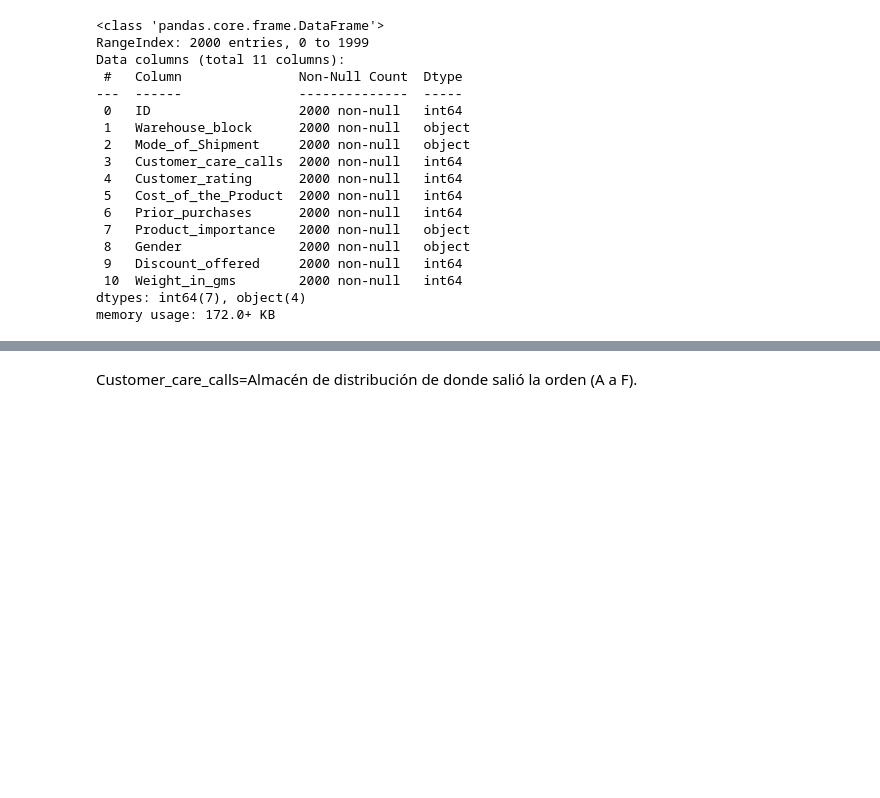
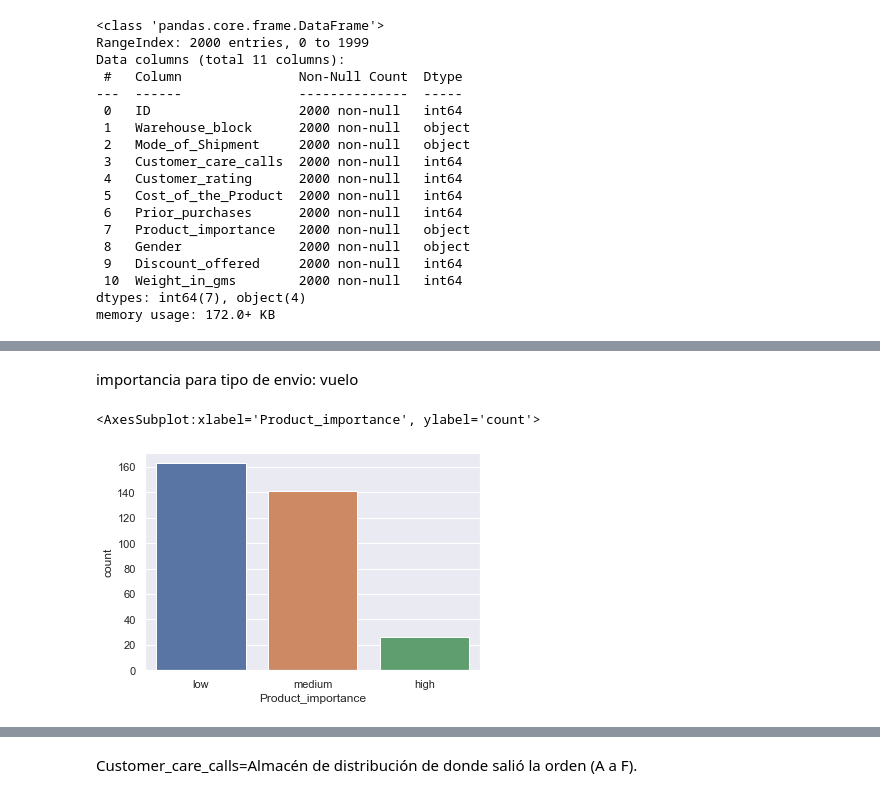
Before and after one commit to bparedes21/Logistica_para_el_Comercio_Mundial, a Jupyter notebook: Exploring-the-data.ipynb, the cells around one changed output, grey strips where cells are left out. Cells and saved outputs as stored; diff of their text form; code cells hidden in the pictures; blank space fills up the shorter version.

```diff
--- a/Exploring-the-data.ipynb
+++ b/Exploring-the-data.ipynb
@@ -49,0 +60,2 @@ Commerce_csv.describe()
+# %%
+gategoria_Flight=Commerce_csv[Commerce_csv['Mode_of_Shipment']=='Flight']
@@ -49,0 +107,7 @@ Commerce_csv.describe()
+# %% [markdown]
+importancia para tipo de envio: vuelo
+# %%
+sns.countplot(x=gategoria_Flight["Product_importance"])
+# %% [output]
+<AxesSubplot:xlabel='Product_importance', ylabel='count'>
+[figure, added]
```
Also changed, not shown: parts of 12 cells of this notebook, 2 other files.
